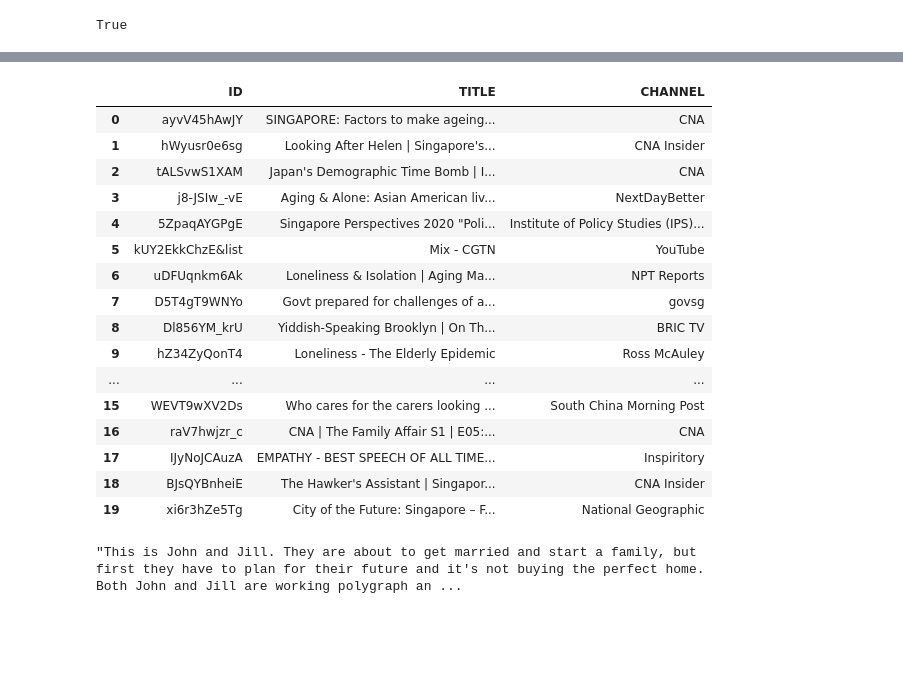
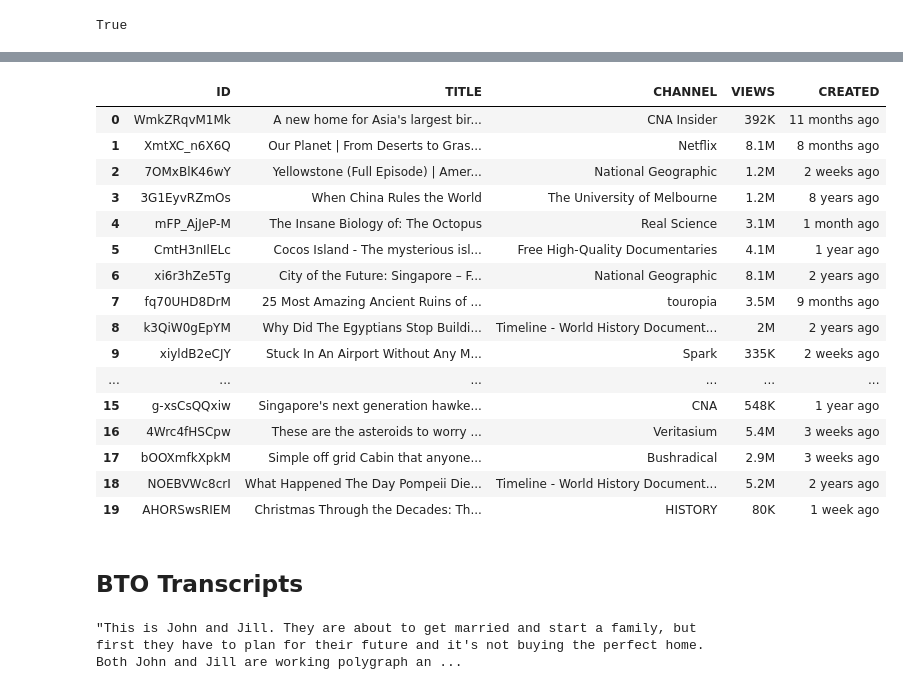
Before and after one commit to wykeith/dask, a Jupyter notebook: 2020-12-24-NWK-YT_captions_scraper.ipynb, the cells around one changed output, grey strips where cells are left out. Cells and saved outputs as stored; diff of their text form; code cells hidden in the pictures; blank space fills up the shorter version.

```diff
--- a/2020-12-24-NWK-YT_captions_scraper.ipynb
+++ b/2020-12-24-NWK-YT_captions_scraper.ipynb
@@ -46,9 +46,9 @@ class recommendation_panel(object):
     """An expectation for checking that the search tag has a minimum number in the document.
     locator - used to find the element
     min_recommendations - Minimum number of tags that should be found
-    returns the WebElement once it has the particular css class
+    returns the WebElement once it has the minimum of tags
     """
-    def __init__(self, locator, min_recommendations = 10):
+    def __init__(self, locator, min_recommendations):
         self.locator = locator
         self.minrecmd = min_recommendations
 
@@ -107,10 +107,12 @@ class youtube(object):
 
     def getrecommend(self):
         html = etree.HTML(self.source)
-        id = [str.split(x.attrib['href'],'=')[1] for x in html.findall(".//a[@id='thumbnail']") if ('href' in x.attrib.keys())]
+        vid = [str.split(x.attrib['href'],'=')[1] for x in html.findall(".//a[@id='thumbnail']") if ('href' in x.attrib.keys())]
         title = [x.attrib['title'] for x in html.findall(".//span[@id='video-title']")]
         channel = [x.text for x in html.findall(".//div[@id='metadata']/div/ytd-channel-name/div/div/yt-formatted-string")]
-        result = pd.DataFrame(zip(id,title,channel),columns=['ID','TITLE','CHANNEL'])
+        views = [x.getchildren()[0].text.replace(' views','') for x in html.findall(".//div[@id='metadata-line']")]
+        created = [x.getchildren()[1].text for x in html.findall(".//div[@id='metadata-line']")]
+        result = pd.DataFrame(zip(vid,title,channel,views,created),columns=['ID','TITLE','CHANNEL','VIEWS','CREATED'])
         return result
 
     def transcript(self,id='c-7YqBrtuNQ'):
@@ -118,5 +120,5 @@ class youtube(object):
         result = re.sub(r'\[[a-zA-Z0-9,.:\s]*\]','',resp.json()['text'])
         return result
 # %%
-yt = youtube(20)
+yt = youtube(1)
 # %%
@@ -264,26 +318,30 @@ html = etree.HTML(yt.driver.page_source)
 # %%
 vid = [str.split(x.attrib['href'],'=')[1] for x in html.findall(".//a[@id='thumbnail']") if ('href' in x.attrib.keys())]
 title = [x.attrib['title'] for x in html.findall(".//span[@id='video-title']")]
 channel = [x.text for x in html.findall(".//div[@id='metadata']/div/ytd-channel-name/div/div/yt-formatted-string")]
-pd.DataFrame(zip(vid,title,channel),columns=['ID','TITLE','CHANNEL'])
+views = [x.getchildren()[0].text.replace(' views','') for x in html.findall(".//div[@id='metadata-line']")]
+created = [x.getchildren()[1].text for x in html.findall(".//div[@id='metadata-line']")]
+pd.DataFrame(zip(vid,title,channel,views,created),columns=['ID','TITLE','CHANNEL','VIEWS','CREATED'])
 # %% [output]
-|  | ID | TITLE | CHANNEL |
-| 0 | ayvV45hAwJY | SINGAPORE: Factors to make ageing... | CNA |
-| 1 | hWyusr0e6sg | Looking After Helen | Singapore's... | CNA Insider |
-| 2 | tALSvwS1XAM | Japan's Demographic Time Bomb | I... | CNA |
-| 3 | j8-JSIw_-vE | Aging & Alone: Asian American liv... | NextDayBetter |
-| 4 | 5ZpaqAYGPgE | Singapore Perspectives 2020 "Poli... | Institute of Policy Studies (IPS)... |
-| 5 | kUY2EkkChzE&list | Mix - CGTN | YouTube |
-| 6 | uDFUqnkm6Ak | Loneliness & Isolation | Aging Ma... | NPT Reports |
-| 7 | D5T4gT9WNYo | Govt prepared for challenges of a... | govsg |
-| 8 | Dl856YM_krU | Yiddish-Speaking Brooklyn | On Th... | BRIC TV |
-| 9 | hZ34ZyQonT4 | Loneliness - The Elderly Epidemic | Ross McAuley |
-| ... | ... | ... | ... |
-| 15 | WEVT9wXV2Ds | Who cares for the carers looking ... | South China Morning Post |
-| 16 | raV7hwjzr_c | CNA | The Family Affair S1 | E05:... | CNA |
-| 17 | IJyNoJCAuzA | EMPATHY - BEST SPEECH OF ALL TIME... | Inspiritory |
-| 18 | BJsQYBnheiE | The Hawker's Assistant | Singapor... | CNA Insider |
-| 19 | xi6r3hZe5Tg | City of the Future: Singapore – F... | National Geographic |
+|  | ID | TITLE | CHANNEL | VIEWS | CREATED |
+| 0 | WmkZRqvM1Mk | A new home for Asia's largest bir... | CNA Insider | 392K | 11 months ago |
+| 1 | XmtXC_n6X6Q | Our Planet | From Deserts to Gras... | Netflix | 8.1M | 8 months ago |
+| 2 | 7OMxBlK46wY | Yellowstone (Full Episode) | Amer... | National Geographic | 1.2M | 2 weeks ago |
+| 3 | 3G1EyvRZmOs | When China Rules the World | The University of Melbourne | 1.2M | 8 years ago |
+| 4 | mFP_AjJeP-M | The Insane Biology of: The Octopus | Real Science | 3.1M | 1 month ago |
+| 5 | CmtH3nIlELc | Cocos Island - The mysterious isl... | Free High-Quality Documentaries | 4.1M | 1 year ago |
+| 6 | xi6r3hZe5Tg | City of the Future: Singapore – F... | National Geographic | 8.1M | 2 years ago |
+| 7 | fq70UHD8DrM | 25 Most Amazing Ancient Ruins of ... | touropia | 3.5M | 9 months ago |
+| 8 | k3QiW0gEpYM | Why Did The Egyptians Stop Buildi... | Timeline - World History Document... | 2M | 2 years ago |
+| 9 | xiyldB2eCJY | Stuck In An Airport Without Any M... | Spark | 335K | 2 weeks ago |
+| ... | ... | ... | ... | ... | ... |
+| 15 | g-xsCsQQxiw | Singapore's next generation hawke... | CNA | 548K | 1 year ago |
+| 16 | 4Wrc4fHSCpw | These are the asteroids to worry ... | Veritasium | 5.4M | 3 weeks ago |
+| 17 | bOOXmfkXpkM | Simple off grid Cabin that anyone... | Bushradical | 2.9M | 3 weeks ago |
+| 18 | NOEBVWc8crI | What Happened The Day Pompeii Die... | Timeline - World History Document... | 5.2M | 2 years ago |
+| 19 | AHORSwsRIEM | Christmas Through the Decades: Th... | HISTORY | 80K | 1 week ago |
+# %% [markdown]
+## BTO Transcripts
 # %%
 transcript('cYtSEj1v0ew')
 # %% [output]
```
Also changed, not shown: parts of 14 cells of this notebook.
